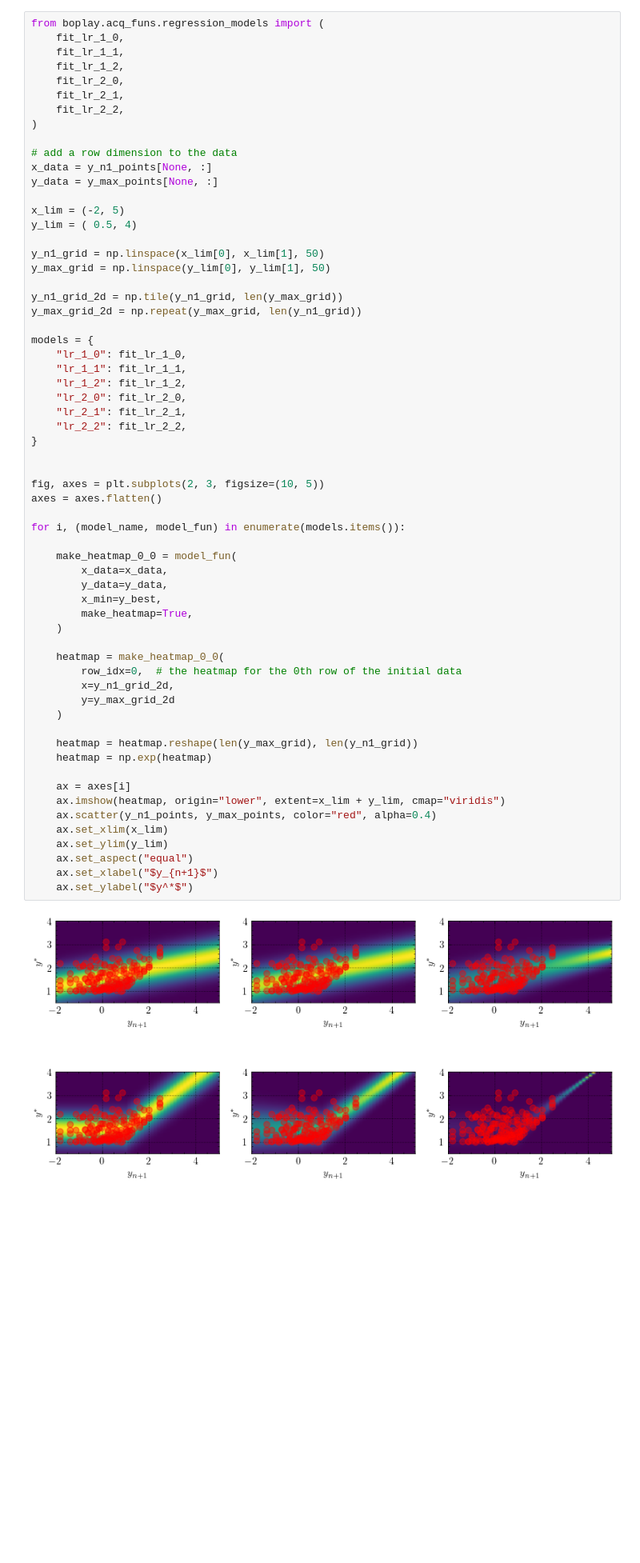
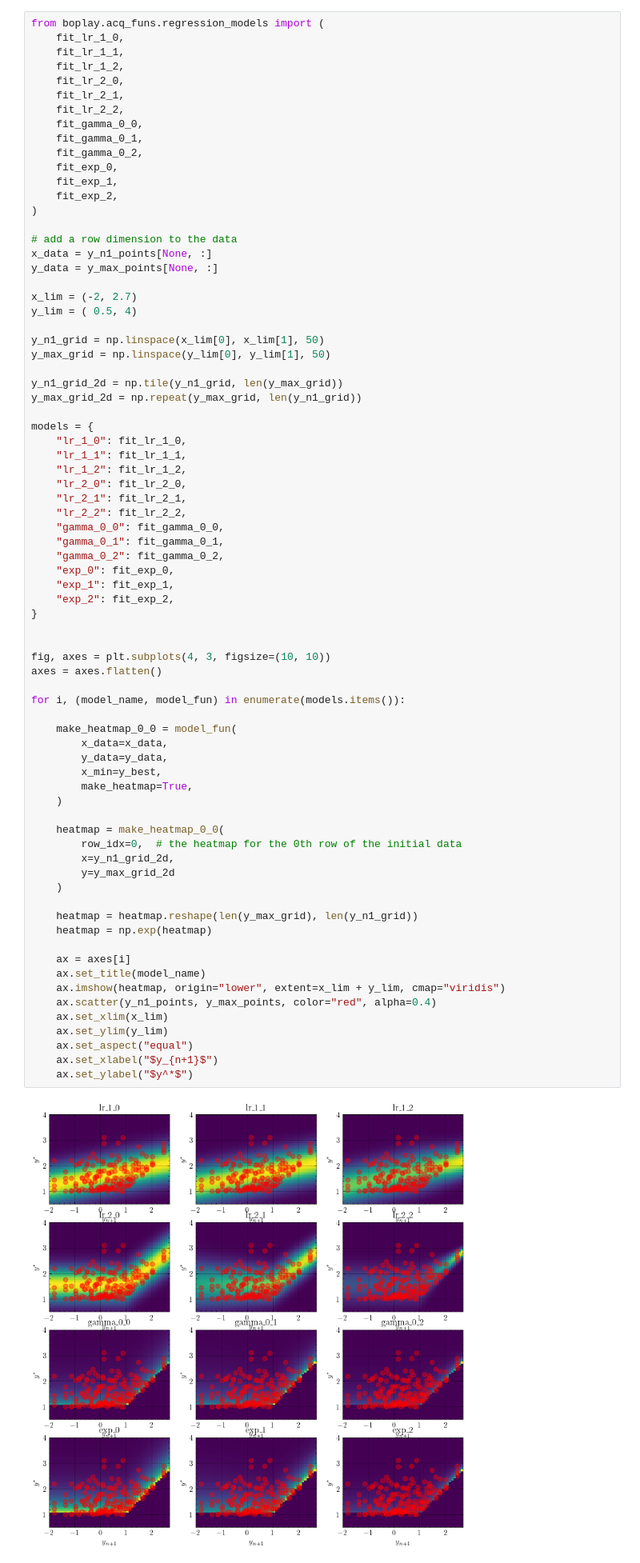
Before and after one commit to graphcore-research/mes, a Jupyter notebook: paper_plots/yn1_vs_ymax_heatmap.ipynb, the cells around one changed output. Shown at 80% size. Cells and saved outputs as stored; diff of their text form; blank space fills up the shorter version.

Commit message:
added heatmaps for Gamma models

```diff
--- a/paper_plots/yn1_vs_ymax_heatmap.ipynb
+++ b/paper_plots/yn1_vs_ymax_heatmap.ipynb
@@ -89,13 +93,19 @@ from boplay.acq_funs.regression_models import (
     fit_lr_2_0,
     fit_lr_2_1,
     fit_lr_2_2,
+    fit_gamma_0_0,
+    fit_gamma_0_1,
+    fit_gamma_0_2,
+    fit_exp_0,
+    fit_exp_1,
+    fit_exp_2,
 )
 
 # add a row dimension to the data
 x_data = y_n1_points[None, :]
 y_data = y_max_points[None, :]
 
-x_lim = (-2, 5)
+x_lim = (-2, 2.7)
 y_lim = ( 0.5, 4)
 
 y_n1_grid = np.linspace(x_lim[0], x_lim[1], 50)
@@ -111,37 +121,44 @@ models = {
     "lr_2_0": fit_lr_2_0,
     "lr_2_1": fit_lr_2_1,
     "lr_2_2": fit_lr_2_2,
+    "gamma_0_0": fit_gamma_0_0,
+    "gamma_0_1": fit_gamma_0_1,
+    "gamma_0_2": fit_gamma_0_2,
+    "exp_0": fit_exp_0,
+    "exp_1": fit_exp_1,
+    "exp_2": fit_exp_2,
 }
 
 
-fig, axes = plt.subplots(2, 3, figsize=(10, 5))
+fig, axes = plt.subplots(4, 3, figsize=(10, 10))
 axes = axes.flatten()
 
 for i, (model_name, model_fun) in enumerate(models.items()):
 
     make_heatmap_0_0 = model_fun(
         x_data=x_data,
         y_data=y_data,
         x_min=y_best,
         make_heatmap=True,
     )
 
     heatmap = make_heatmap_0_0(
         row_idx=0,  # the heatmap for the 0th row of the initial data
         x=y_n1_grid_2d,
         y=y_max_grid_2d
     )
 
     heatmap = heatmap.reshape(len(y_max_grid), len(y_n1_grid))
     heatmap = np.exp(heatmap)
 
     ax = axes[i]
+    ax.set_title(model_name)
     ax.imshow(heatmap, origin="lower", extent=x_lim + y_lim, cmap="viridis")
     ax.scatter(y_n1_points, y_max_points, color="red", alpha=0.4)
     ax.set_xlim(x_lim)
     ax.set_ylim(y_lim)
     ax.set_aspect("equal")
     ax.set_xlabel("$y_{n+1}$")
     ax.set_ylabel("$y^*$")
 # %% [output]
-[figure, old version]
+[figure, new version]
```
Also changed, not shown: parts of 2 cells of this notebook, 4 other files.
